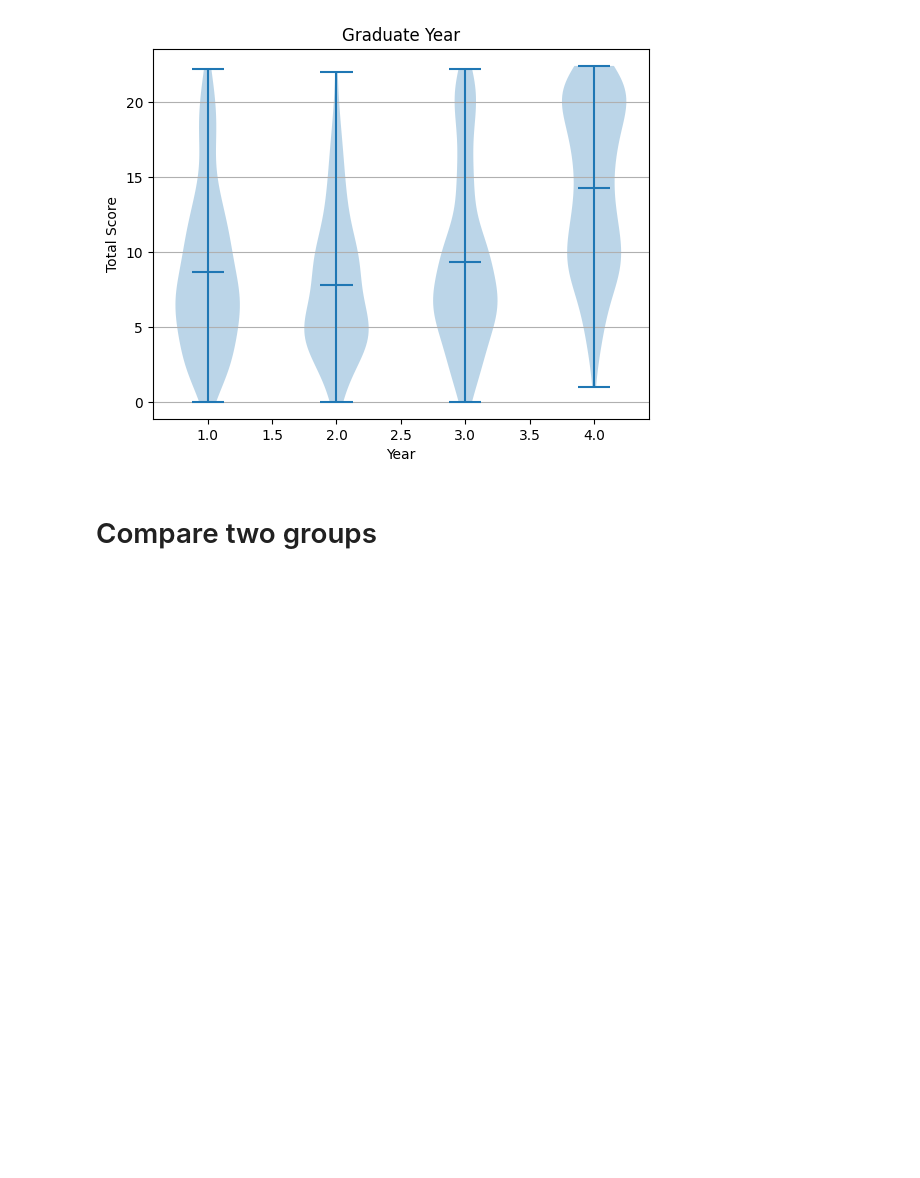
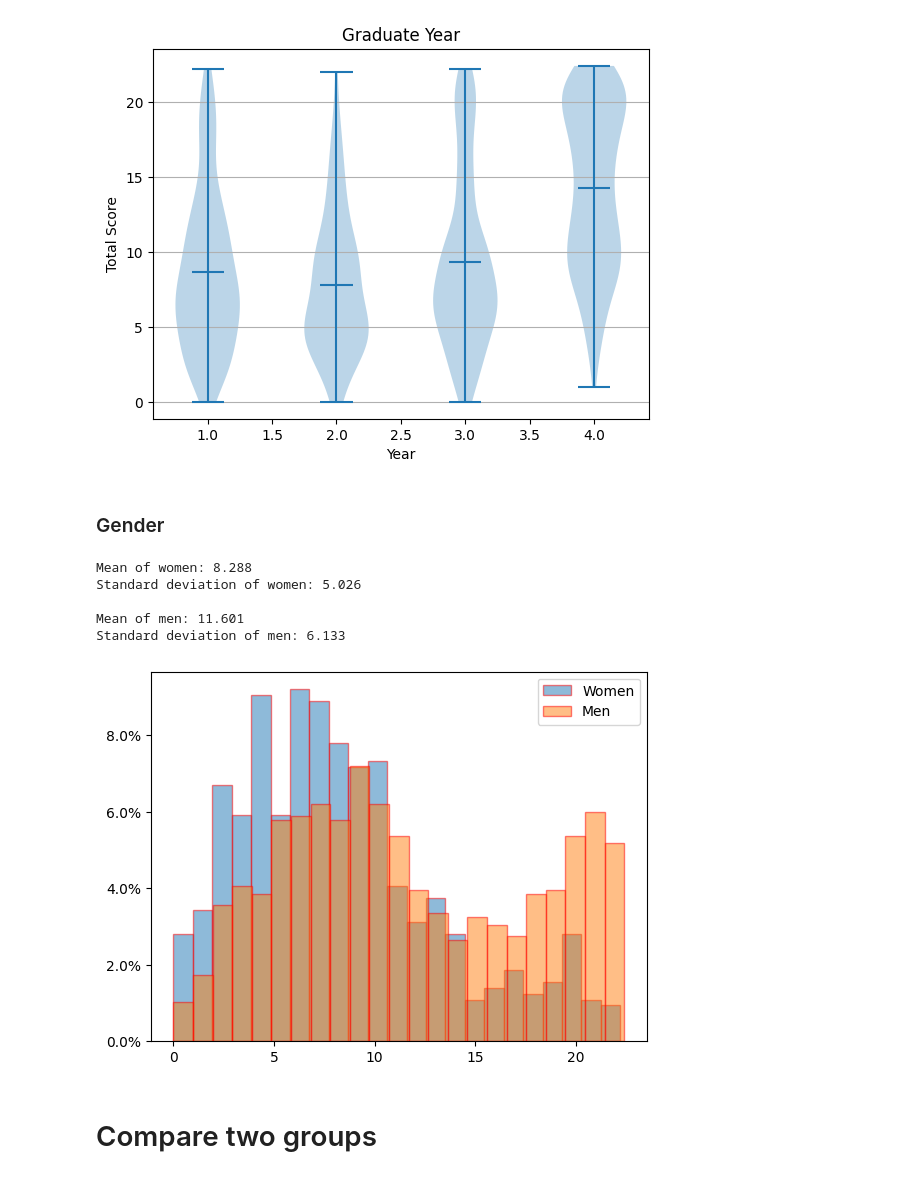
Before and after one commit to SondreBolland/Nasjonal_Forkunnskapstest_i_Programmering, a Jupyter notebook: Dynamic Report.ipynb, the cells around one changed output. Cells and saved outputs as stored; diff of their text form; code cells hidden in the pictures; blank space fills up the shorter version.

Commit message:
Mean and standard deviation

```diff
--- a/Dynamic Report.ipynb
+++ b/Dynamic Report.ipynb
@@ -253,6 +292,35 @@ axes.set_ylabel('Total Score')
 plt.show()
 # %% [output]
 [figure]
+# %% [markdown]
+### Gender
+# %%
+x = df[(df['Gender'] == 'f')]['Total']
+y = df[(df['Gender'] == 'm')]['Total']
+
+mean = x.mean()
+sd = x.std()
+print(f'Mean of women: {round(mean, 3)}')
+print(f'Standard deviation of women: {round(sd, 3)}')
+print()
+
+mean = y.mean()
+sd = y.std()
+print(f'Mean of men: {round(mean, 3)}')
+print(f'Standard deviation of men: {round(sd, 3)}')
+
+plt.hist(x, bins=bins, alpha=alpha, edgecolor=edgecolor, label='Women', weights=np.ones(len(x)) / len(x))
+plt.hist(y, bins=bins, alpha=alpha, edgecolor=edgecolor, label='Men', weights=np.ones(len(y)) / len(y))
+plt.gca().yaxis.set_major_formatter(PercentFormatter(1))
+plt.legend(loc='upper right')
+plt.show()
+# %% [output]
+Mean of women: 8.288
+Standard deviation of women: 5.026
+
+Mean of men: 11.601
+Standard deviation of men: 6.133
+[figure, added]
 # %% [markdown]
 # Compare two groups
 # %%
```
Also changed, not shown: parts of 7 cells of this notebook, 1 other file.
